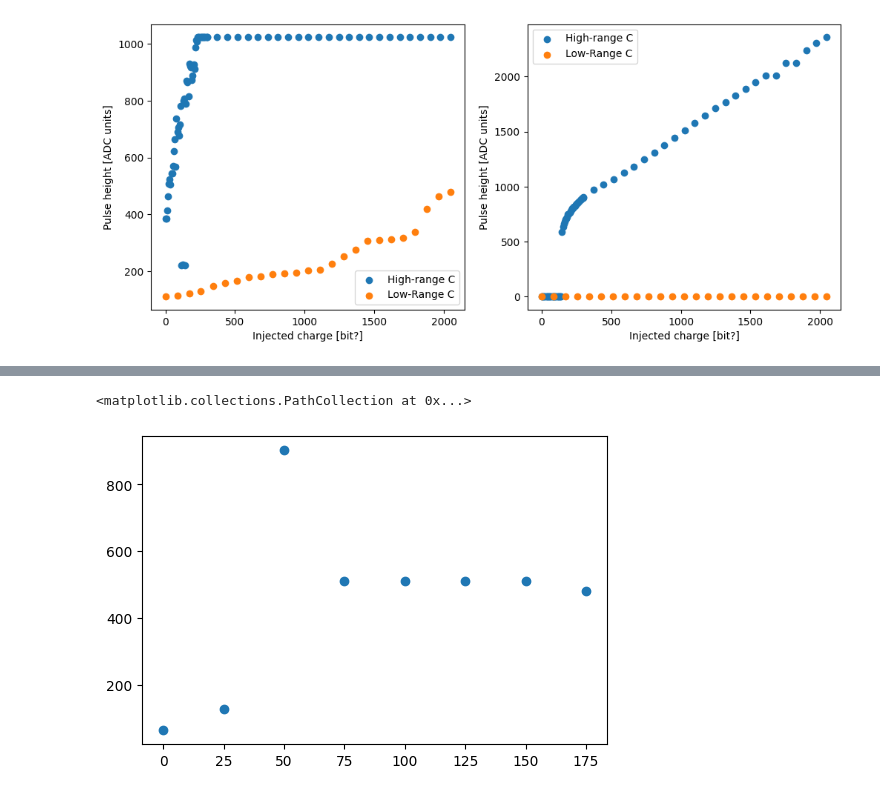
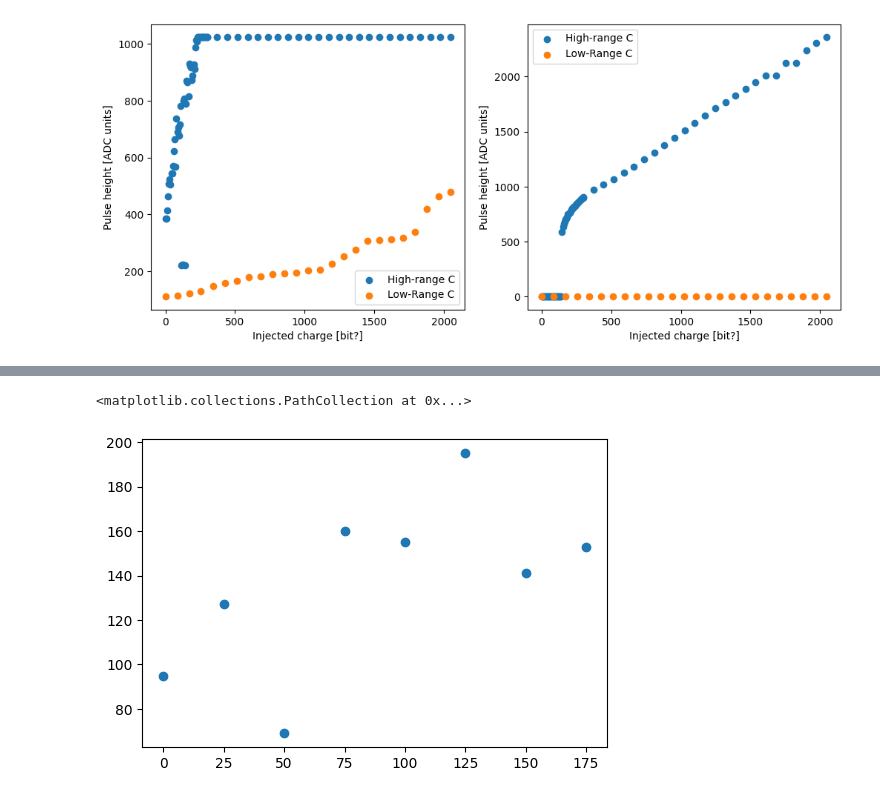
Before and after one commit to gajdangreta/hcalTestBeam, a Jupyter notebook: hcalEnv/notebooks/charge_injection.ipynb, the cells around one changed output, grey strips where cells are left out. Cells and saved outputs as stored; diff of their text form; code cells hidden in the pictures.

```diff
--- a/hcalEnv/notebooks/charge_injection.ipynb
+++ b/hcalEnv/notebooks/charge_injection.ipynb
@@ -176,7 +233,7 @@ adcs
 # %%
-i=57345
+
 plt.rcParams["figure.figsize"]=(6,4)
-plt.scatter(np.arange(0,200,25), adcs.loc[i])
+plt.scatter(np.arange(0,200,25), adcs.loc[adcs.index[60]])
 # %% [output]
 <matplotlib.collections.PathCollection at 0x...>
-[figure, old version]
+[figure, new version]
```
Also changed, not shown: parts of 11 cells of this notebook.
